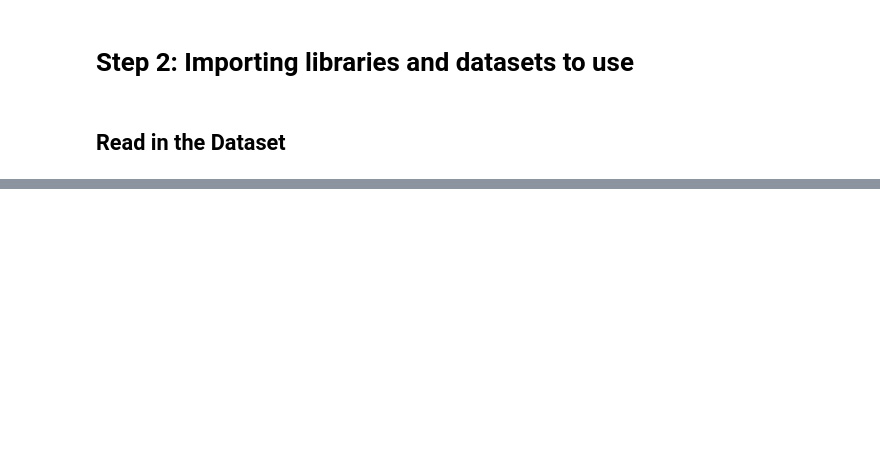
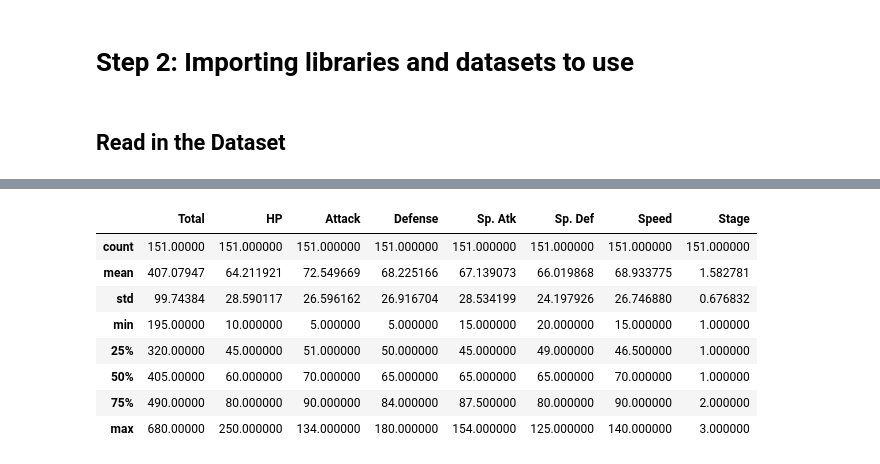
Before and after one commit to kbrook10/python_seaborn_tutorial, a Jupyter notebook: Python Seaborn Tutorial - EliteDataScience.ipynb, the cells around one changed output, grey strips where cells are left out. Drawn from its saved outputs; the diff is of its cells as text; code cells hidden in the pictures; blank space fills up the shorter version.

```diff
--- a/Python Seaborn Tutorial - EliteDataScience.ipynb
+++ b/Python Seaborn Tutorial - EliteDataScience.ipynb
@@ -22,0 +29,13 @@ NameError: name 'df' is not defined
+# %%
+# Read a description of the dataset
+df.describe()
+# %% [output]
+|  | Total | HP | Attack | Defense | Sp. Atk | Sp. Def | Speed | Stage |
+| count | 151.00000 | 151.000000 | 151.000000 | 151.000000 | 151.000000 | 151.000000 | 151.000000 | 151.000000 |
+| mean | 407.07947 | 64.211921 | 72.549669 | 68.225166 | 67.139073 | 66.019868 | 68.933775 | 1.582781 |
+| std | 99.74384 | 28.590117 | 26.596162 | 26.916704 | 28.534199 | 24.197926 | 26.746880 | 0.676832 |
+| min | 195.00000 | 10.000000 | 5.000000 | 5.000000 | 15.000000 | 20.000000 | 15.000000 | 1.000000 |
+| 25% | 320.00000 | 45.000000 | 51.000000 | 50.000000 | 45.000000 | 49.000000 | 46.500000 | 1.000000 |
+| 50% | 405.00000 | 60.000000 | 70.000000 | 65.000000 | 65.000000 | 65.000000 | 70.000000 | 1.000000 |
+| 75% | 490.00000 | 80.000000 | 90.000000 | 84.000000 | 87.500000 | 80.000000 | 90.000000 | 2.000000 |
+| max | 680.00000 | 250.000000 | 134.000000 | 180.000000 | 154.000000 | 125.000000 | 140.000000 | 3.000000 |
```
Also changed, not shown: parts of 4 cells of this notebook.
